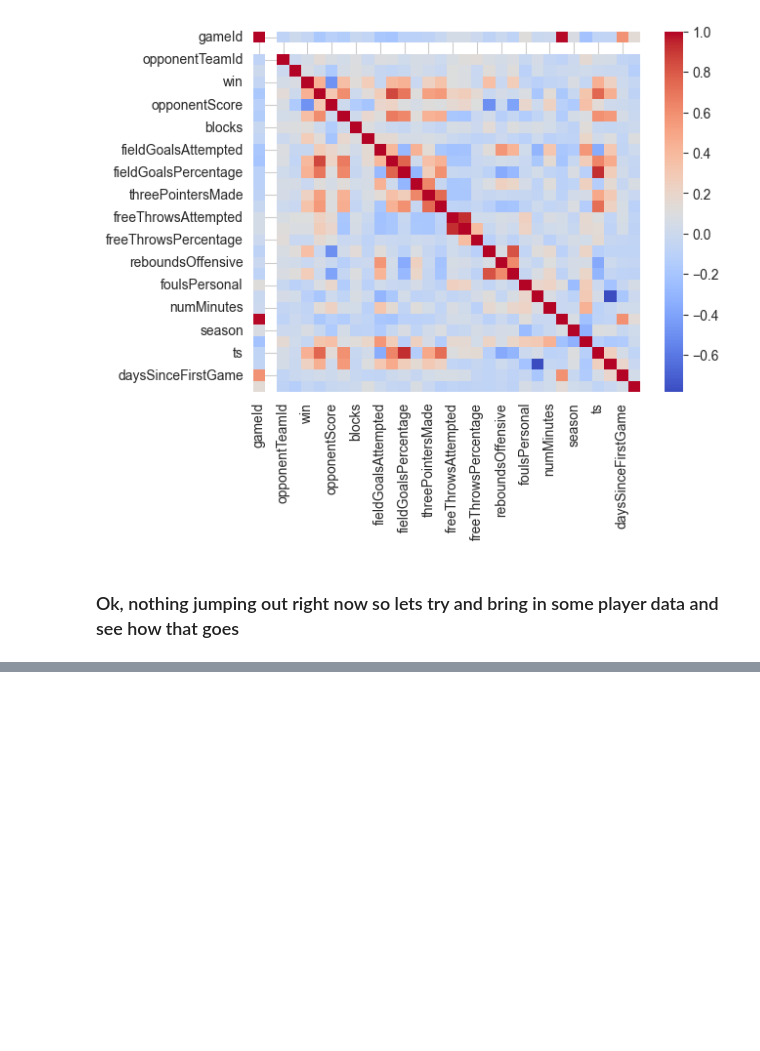
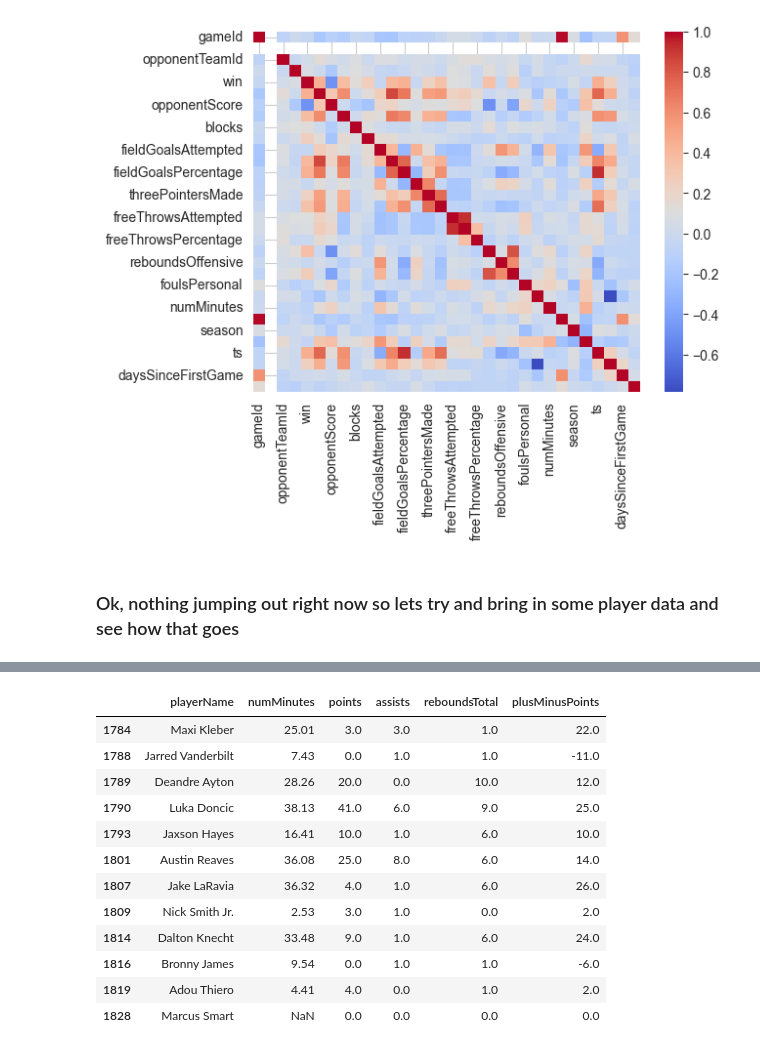
Before and after one commit to pruett1/nba-stats, a Jupyter notebook: exploratory.ipynb, the cells around one changed output, grey strips where cells are left out. Cells and saved outputs as stored; diff of their text form; code cells hidden in the pictures; blank space fills up the shorter version.

```diff
--- a/exploratory.ipynb
+++ b/exploratory.ipynb
@@ -350,0 +391,21 @@ sns.heatmap(numeric_cols.corr(), cmap='coolwarm')
+# %%
+#lets get the last game before lebron came back from siatica
+game_id = recent_team_stats[(recent_team_stats['gameDay'] == '2025-11-15') & (recent_team_stats['teamId'] == name_to_id['Lakers'])]['gameId'].iloc[0]
+
+players_stats_df[(players_stats_df['gameId'] == game_id) & (players_stats_df['playerteamName'] == 'Lakers')][['playerName', 'numMinutes', 'points', 'assists', 'reboundsTotal', 'plusMinusPoints']]
+
+#ok so if they were injured they dont show up? Lakers injury report before this game had bron, rui, and gabe vincent on it all of whom are missing from this
+# %% [output]
+|  | playerName | numMinutes | points | assists | reboundsTotal | plusMinusPoints |
+| 1784 | Maxi Kleber | 25.01 | 3.0 | 3.0 | 1.0 | 22.0 |
+| 1788 | Jarred Vanderbilt | 7.43 | 0.0 | 1.0 | 1.0 | -11.0 |
+| 1789 | Deandre Ayton | 28.26 | 20.0 | 0.0 | 10.0 | 12.0 |
+| 1790 | Luka Doncic | 38.13 | 41.0 | 6.0 | 9.0 | 25.0 |
+| 1793 | Jaxson Hayes | 16.41 | 10.0 | 1.0 | 6.0 | 10.0 |
+| 1801 | Austin Reaves | 36.08 | 25.0 | 8.0 | 6.0 | 14.0 |
+| 1807 | Jake LaRavia | 36.32 | 4.0 | 1.0 | 6.0 | 26.0 |
+| 1809 | Nick Smith Jr. | 2.53 | 3.0 | 1.0 | 0.0 | 2.0 |
+| 1814 | Dalton Knecht | 33.48 | 9.0 | 1.0 | 6.0 | 24.0 |
+| 1816 | Bronny James | 9.54 | 0.0 | 1.0 | 1.0 | -6.0 |
+| 1819 | Adou Thiero | 4.41 | 4.0 | 0.0 | 1.0 | 2.0 |
+| 1828 | Marcus Smart | NaN | 0.0 | 0.0 | 0.0 | 0.0 |
```
Also changed, not shown: parts of 18 cells of this notebook.
